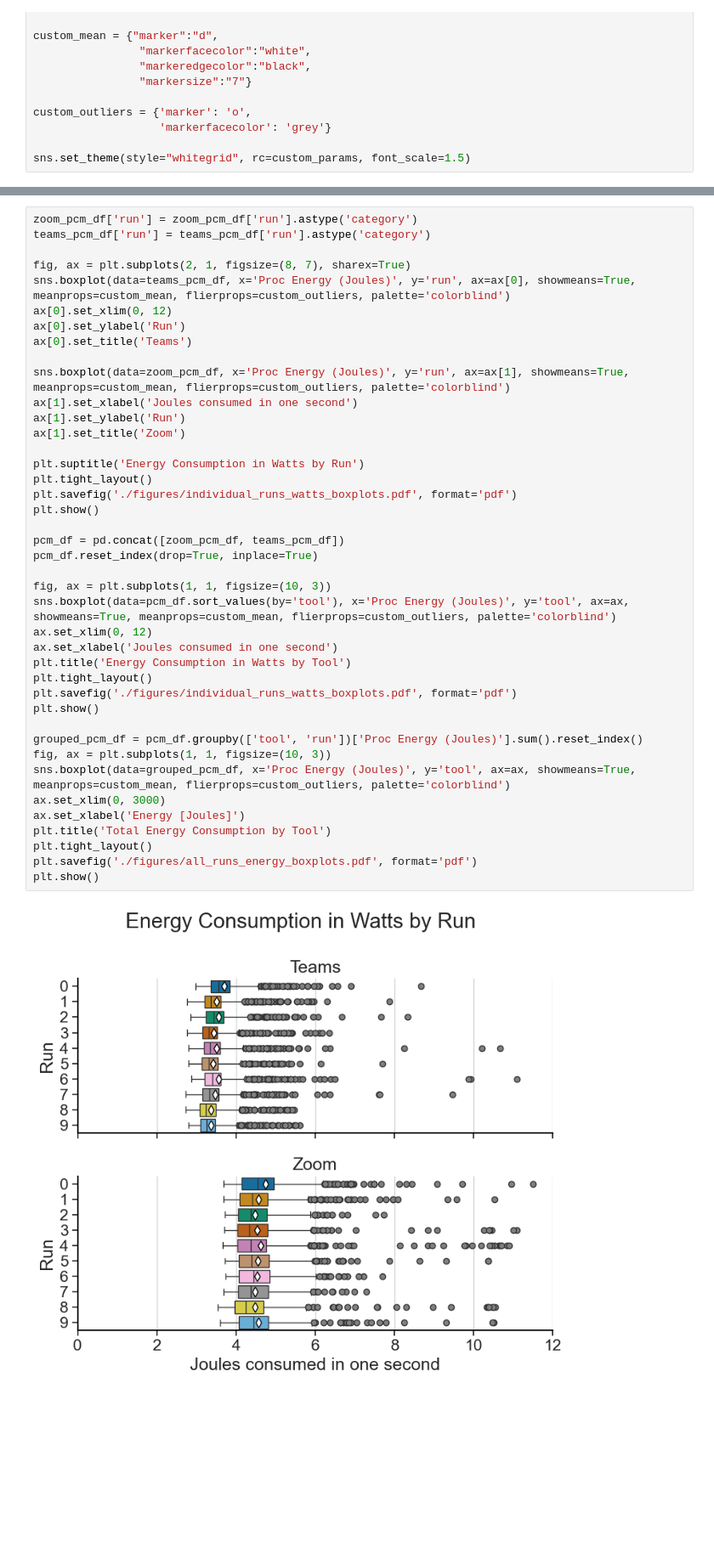
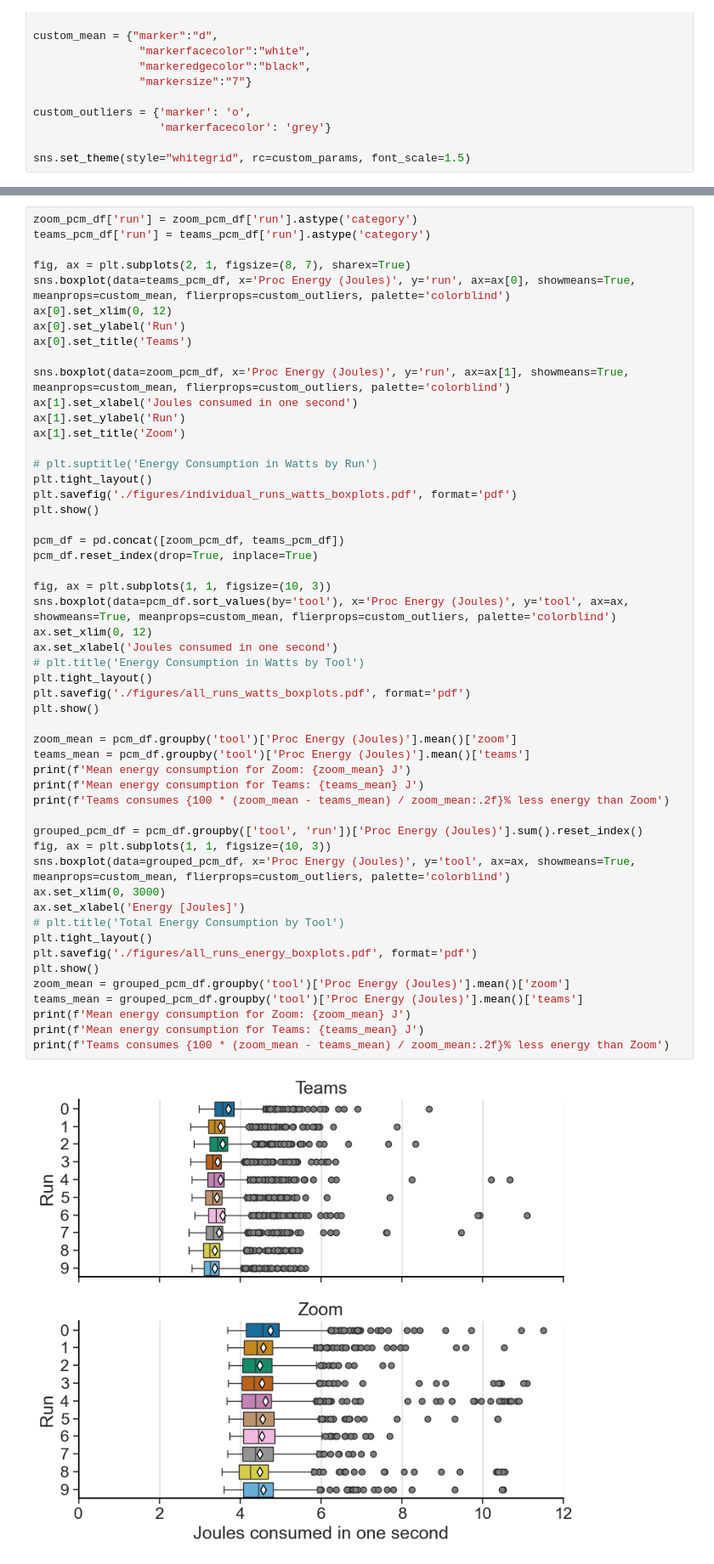
Before and after one commit to Raiduy/zoom-vs-teams, a Jupyter notebook: analysis.ipynb, the cells around one changed output, grey strips where cells are left out. Shown at 85% size. Cells and saved outputs as stored; diff of their text form; blank space fills up the shorter version.

Commit message:
update figures

```diff
--- a/analysis.ipynb
+++ b/analysis.ipynb
@@ -121,35 +121,46 @@ ax[0].set_ylabel('Run')
 ax[0].set_title('Teams')
 
 sns.boxplot(data=zoom_pcm_df, x='Proc Energy (Joules)', y='run', ax=ax[1], showmeans=True, meanprops=custom_mean, flierprops=custom_outliers, palette='colorblind')
 ax[1].set_xlabel('Joules consumed in one second')
 ax[1].set_ylabel('Run')
 ax[1].set_title('Zoom')
 
-plt.suptitle('Energy Consumption in Watts by Run')
+# plt.suptitle('Energy Consumption in Watts by Run')
 plt.tight_layout()
 plt.savefig('./figures/individual_runs_watts_boxplots.pdf', format='pdf')
 plt.show()
 
 pcm_df = pd.concat([zoom_pcm_df, teams_pcm_df])
 pcm_df.reset_index(drop=True, inplace=True)
 
 fig, ax = plt.subplots(1, 1, figsize=(10, 3))
 sns.boxplot(data=pcm_df.sort_values(by='tool'), x='Proc Energy (Joules)', y='tool', ax=ax, showmeans=True, meanprops=custom_mean, flierprops=custom_outliers, palette='colorblind')
 ax.set_xlim(0, 12)
 ax.set_xlabel('Joules consumed in one second')
-plt.title('Energy Consumption in Watts by Tool')
+# plt.title('Energy Consumption in Watts by Tool')
 plt.tight_layout()
-plt.savefig('./figures/individual_runs_watts_boxplots.pdf', format='pdf')
+plt.savefig('./figures/all_runs_watts_boxplots.pdf', format='pdf')
 plt.show()
+
+zoom_mean = pcm_df.groupby('tool')['Proc Energy (Joules)'].mean()['zoom']
+teams_mean = pcm_df.groupby('tool')['Proc Energy (Joules)'].mean()['teams']
+print(f'Mean energy consumption for Zoom: {zoom_mean} J')
+print(f'Mean energy consumption for Teams: {teams_mean} J')
+print(f'Teams consumes {100 * (zoom_mean - teams_mean) / zoom_mean:.2f}% less energy than Zoom')
 
 grouped_pcm_df = pcm_df.groupby(['tool', 'run'])['Proc Energy (Joules)'].sum().reset_index()
 fig, ax = plt.subplots(1, 1, figsize=(10, 3))
 sns.boxplot(data=grouped_pcm_df, x='Proc Energy (Joules)', y='tool', ax=ax, showmeans=True, meanprops=custom_mean, flierprops=custom_outliers, palette='colorblind')
 ax.set_xlim(0, 3000)
 ax.set_xlabel('Energy [Joules]')
-plt.title('Total Energy Consumption by Tool')
+# plt.title('Total Energy Consumption by Tool')
 plt.tight_layout()
 plt.savefig('./figures/all_runs_energy_boxplots.pdf', format='pdf')
 plt.show()
+zoom_mean = grouped_pcm_df.groupby('tool')['Proc Energy (Joules)'].mean()['zoom']
+teams_mean = grouped_pcm_df.groupby('tool')['Proc Energy (Joules)'].mean()['teams']
+print(f'Mean energy consumption for Zoom: {zoom_mean} J')
+print(f'Mean energy consumption for Teams: {teams_mean} J')
+print(f'Teams consumes {100 * (zoom_mean - teams_mean) / zoom_mean:.2f}% less energy than Zoom')
 # %% [output]
-[figure, old version]
+[figure, new version]
```
Also changed, not shown: parts of 2 cells of this notebook, 6 other files.
